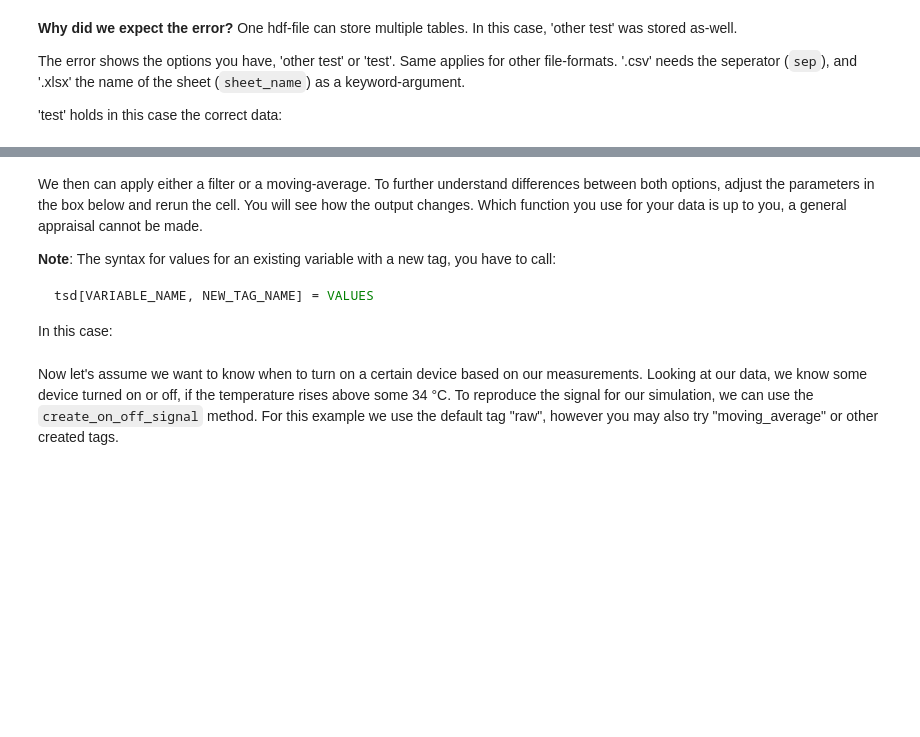
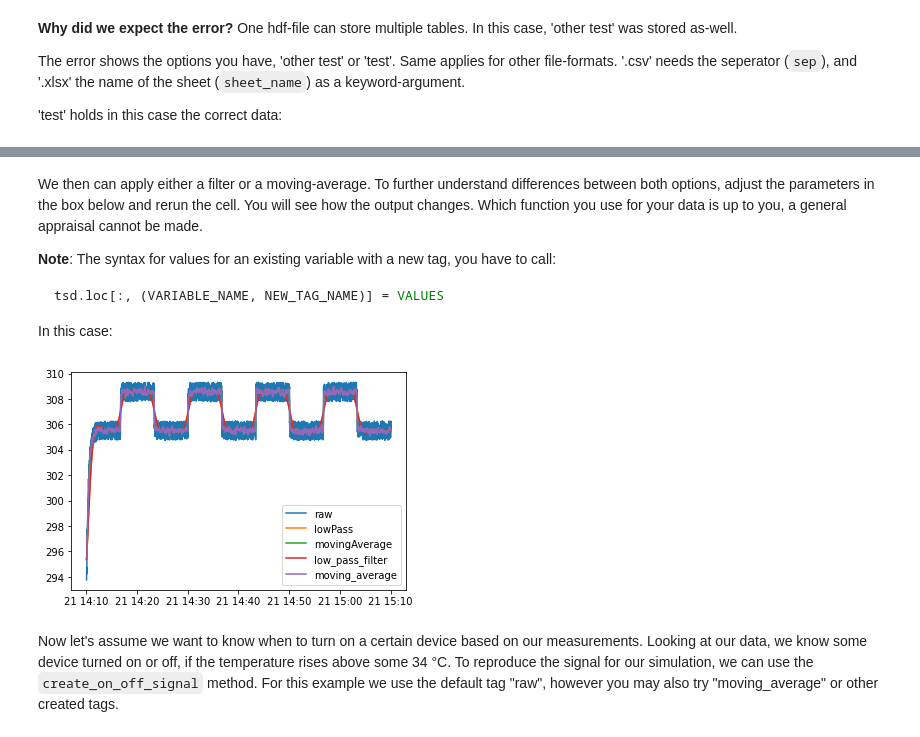
Before and after one commit to RWTH-EBC/ebcpy, a Jupyter notebook: tutorial/tutorial.ipynb, the cells around one changed output, grey strips where cells are left out. Saved outputs shown, nothing was run; the diff lists cells and outputs as text; code cells hidden in the pictures; blank space fills up the shorter version.

````diff
--- a/tutorial/tutorial.ipynb
+++ b/tutorial/tutorial.ipynb
@@ -54,5 +104,5 @@ We want to manipulate only the values in the DataFrame. Therefore we need to fir
 # %%
 from ebcpy import preprocessing
 # Extract the column of interest to get the trajectory or array for processing
-trajectory = tsd.get_columns_by_tag("raw", columns=["measured_T"], return_type="numpy")
+trajectory = tsd.get_columns_by_tag("raw", variables=["measured_T"], return_type="numpy")
 print(trajectory)
@@ -61,19 +119,23 @@ We then can apply either a filter or a moving-average. To further understand dif
 
 **Note**: The syntax for values for an existing variable with a new tag, you have to call:
 ```python
-tsd[VARIABLE_NAME, NEW_TAG_NAME] = VALUES
+tsd.loc[:, (VARIABLE_NAME, NEW_TAG_NAME)] = VALUES
 ```
 In this case:
 # %%
-tsd["measured_T", "low_pass_filter"] = preprocessing.low_pass_filter(data=trajectory,
-                                                                     crit_freq=0.01,
-                                                                     filter_order=2)
-tsd["measured_T", "moving_average"] = preprocessing.moving_average(data=trajectory,
-                                                                   window=10)
+tsd.loc[:, ("measured_T", "low_pass_filter")] = preprocessing.low_pass_filter(
+    data=trajectory,
+    crit_freq=0.01,
+    filter_order=2)
+tsd.loc[:, ("measured_T", "moving_average")] = preprocessing.moving_average(
+    data=trajectory,
+    window=10)
 # Plot the values
 plt.plot(tsd["measured_T"])
 plt.legend(tsd["measured_T"].columns.values)
 plt.show()
+# %% [output]
+[figure, added]
 # %% [markdown]
 Now let's assume we want to know when to turn on a certain device based on our measurements. Looking at our data, we know some device turned on or off, if the temperature rises above some 34 °C. To reproduce the signal for our simulation, we can use the `create_on_off_signal` method. For this example we use the default tag "raw", however you may also try "moving_average" or other created tags.
 # %%
````
Also changed, not shown: parts of 17 cells of this notebook, 8 other files.
